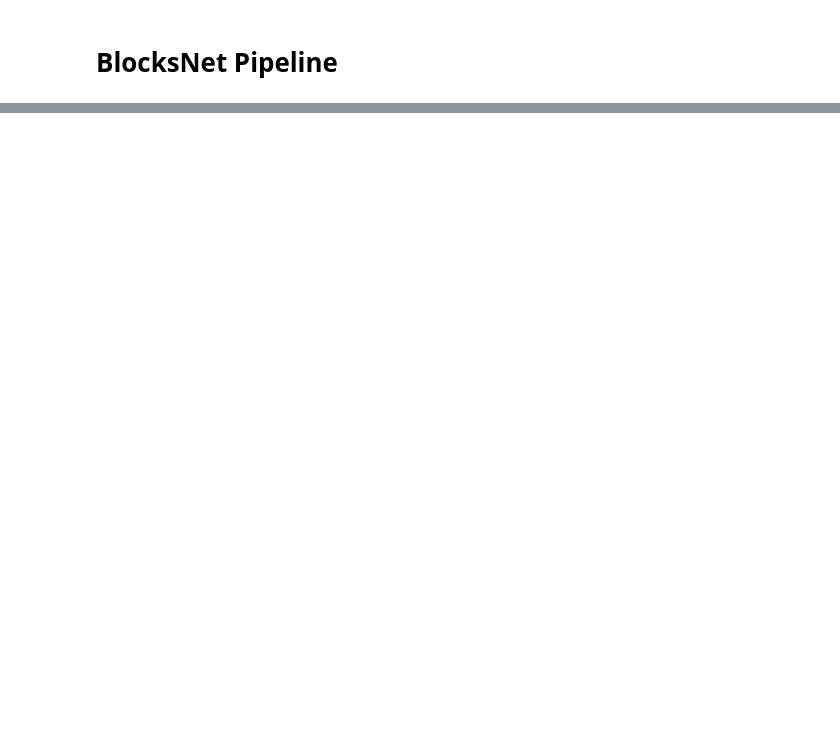
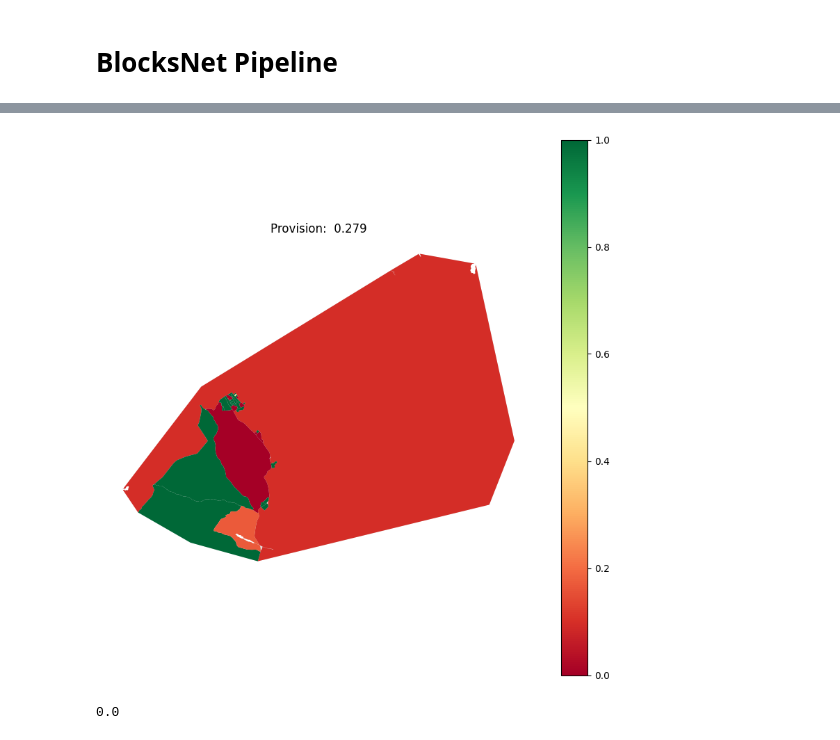
Before and after one commit to RuslanKozlyak/territorry_provision_api, a Jupyter notebook: test.ipynb, the cells around one changed output, grey strips where cells are left out. Drawn from its saved outputs; the diff is of its cells as text; code cells hidden in the pictures; blank space fills up the shorter version.

```diff
--- a/test.ipynb
+++ b/test.ipynb
@@ -270,0 +364,6 @@ SchemaError: Column 'geometry' failed element-wise validator number 0: <Check ch
+# %%
+based_scenario = list(filter(lambda x: x['is_based'], scenarios))[0]['scenario_id']
+other_scenarios = list(filter(lambda x: not x['is_based'], scenarios))
+other_scenarios = [x['scenario_id'] for x in other_scenarios]
+# %%
+city_before = _fetch_city_model(1, based_scenario, 1)
@@ -270,0 +424,7 @@ SchemaError: Column 'geometry' failed element-wise validator number 0: <Check ch
+# %%
+from blocksnet import Provision, ProvisionMethod
+
+prov = Provision(city_model=city_before)
+prov_before = prov.calculate('Супермаркет')
+# prov.plot(prov_before)
+# %% [output]
@@ -270,0 +435 @@ SchemaError: Column 'geometry' failed element-wise validator number 0: <Check ch
+[figure, added]
@@ -270,0 +448,4 @@ SchemaError: Column 'geometry' failed element-wise validator number 0: <Check ch
+# %%
+prov.total(prov_after)
+# %% [output]
+0.0
```
Also changed, not shown: parts of 51 cells of this notebook, 10 other files.
